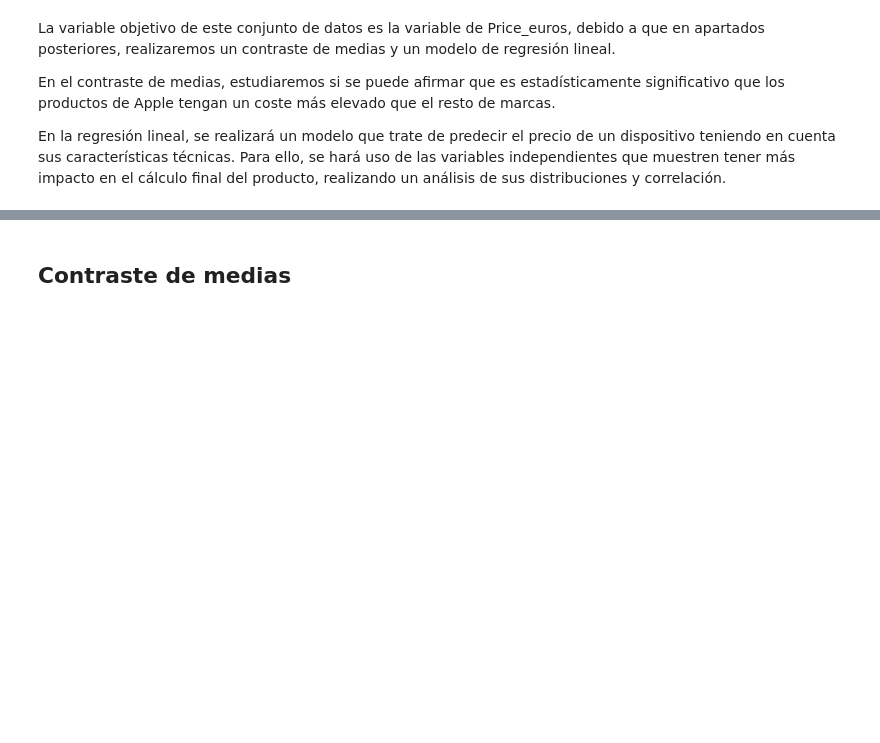
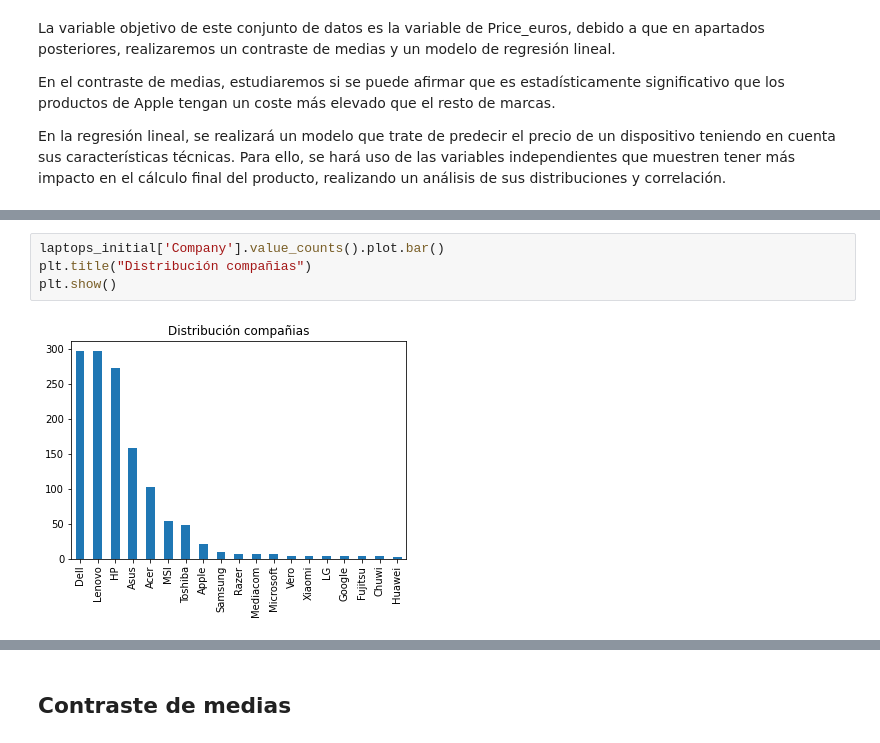
Before and after one commit to carlosalloUOC/PRA2-Limpieza-Analisis, a Jupyter notebook: src/Práctica 2 - Tipologia.ipynb, the cells around one changed output, grey strips where cells are left out. Drawn from its saved outputs; the diff is of its cells as text; blank space fills up the shorter version.

```diff
--- a/src/Práctica 2 - Tipologia.ipynb
+++ b/src/Práctica 2 - Tipologia.ipynb
@@ -804,0 +837,6 @@ En la regresión lineal, se realizará un modelo que trate de predecir el precio
+# %%
+laptops_initial['Company'].value_counts().plot.bar()
+plt.title("Distribución compañias")
+plt.show()
+# %% [output]
+[figure, added]
```
Also changed, not shown: parts of 20 cells of this notebook.
